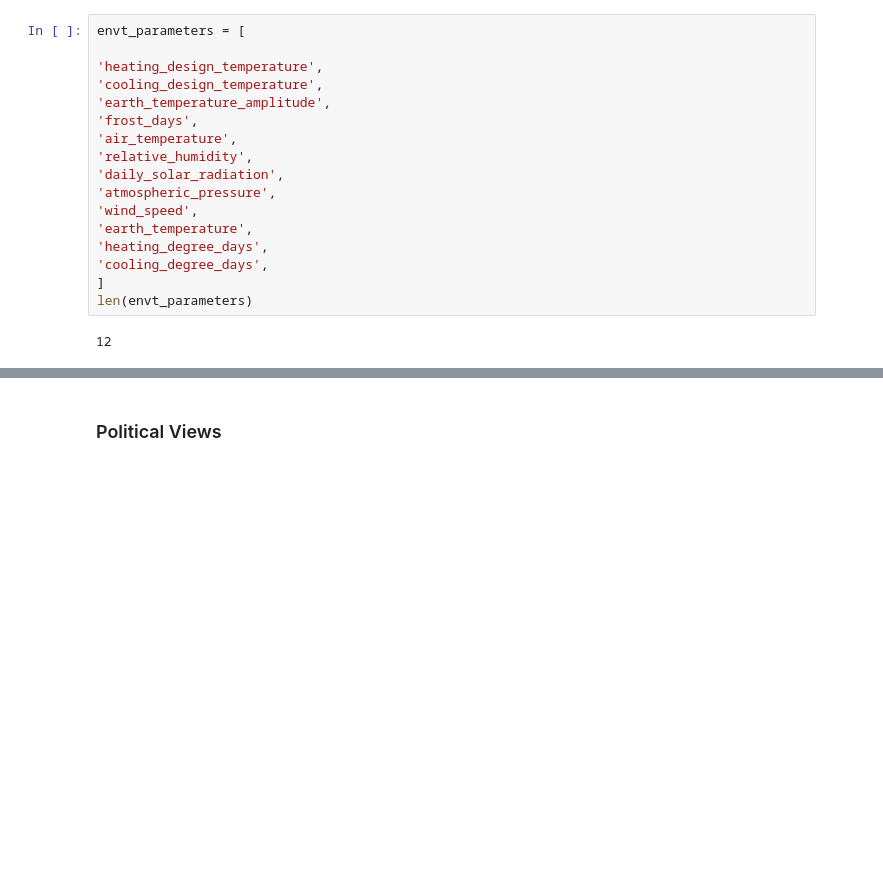
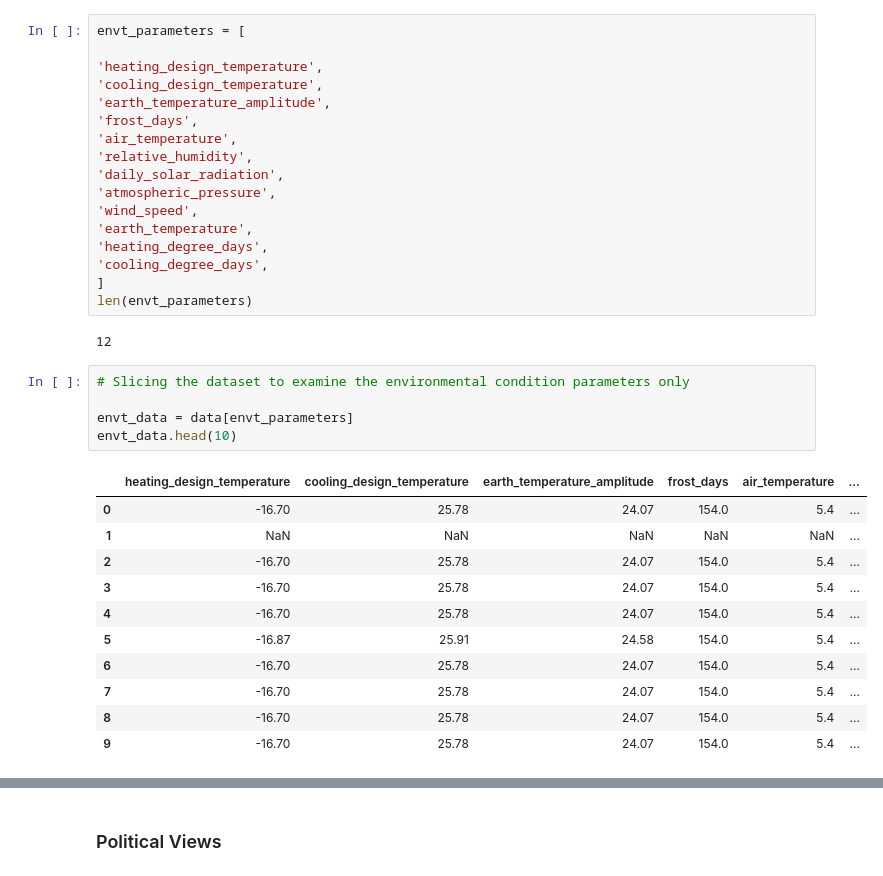
Before and after one commit to zs19930830/CMPE255, a Jupyter notebook: src/DeepSolar.ipynb, the cells around one changed output, grey strips where cells are left out. Saved outputs shown, nothing was run; the diff lists cells and outputs as text; blank space fills up the shorter version.

```diff
--- a/src/DeepSolar.ipynb
+++ b/src/DeepSolar.ipynb
@@ -227,3 +227,20 @@ envt_parameters = [
 len(envt_parameters)
 # %% [output]
 12
+# %%
+# Slicing the dataset to examine the environmental condition parameters only
+
+envt_data = data[envt_parameters]
+envt_data.head(10)
+# %% [output]
+|  | heating_design_temperature | cooling_design_temperature | earth_temperature_amplitude | frost_days | air_temperature | ... |
+| 0 | -16.70 | 25.78 | 24.07 | 154.0 | 5.4 | ... |
+| 1 | NaN | NaN | NaN | NaN | NaN | ... |
+| 2 | -16.70 | 25.78 | 24.07 | 154.0 | 5.4 | ... |
+| 3 | -16.70 | 25.78 | 24.07 | 154.0 | 5.4 | ... |
+| 4 | -16.70 | 25.78 | 24.07 | 154.0 | 5.4 | ... |
+| 5 | -16.87 | 25.91 | 24.58 | 154.0 | 5.4 | ... |
+| 6 | -16.70 | 25.78 | 24.07 | 154.0 | 5.4 | ... |
+| 7 | -16.70 | 25.78 | 24.07 | 154.0 | 5.4 | ... |
+| 8 | -16.70 | 25.78 | 24.07 | 154.0 | 5.4 | ... |
+| 9 | -16.70 | 25.78 | 24.07 | 154.0 | 5.4 | ... |
```
Also changed, not shown: parts of 12 cells of this notebook.
